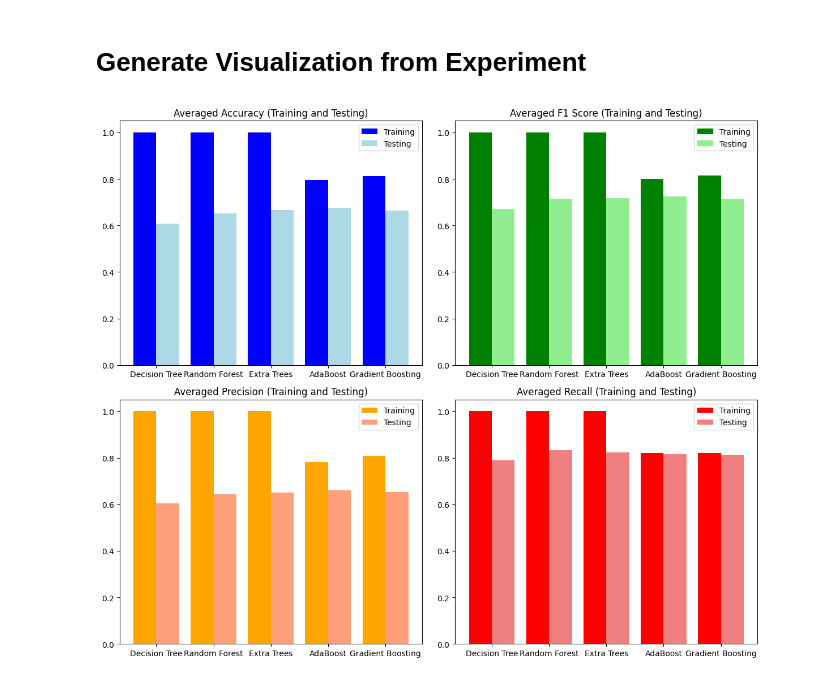
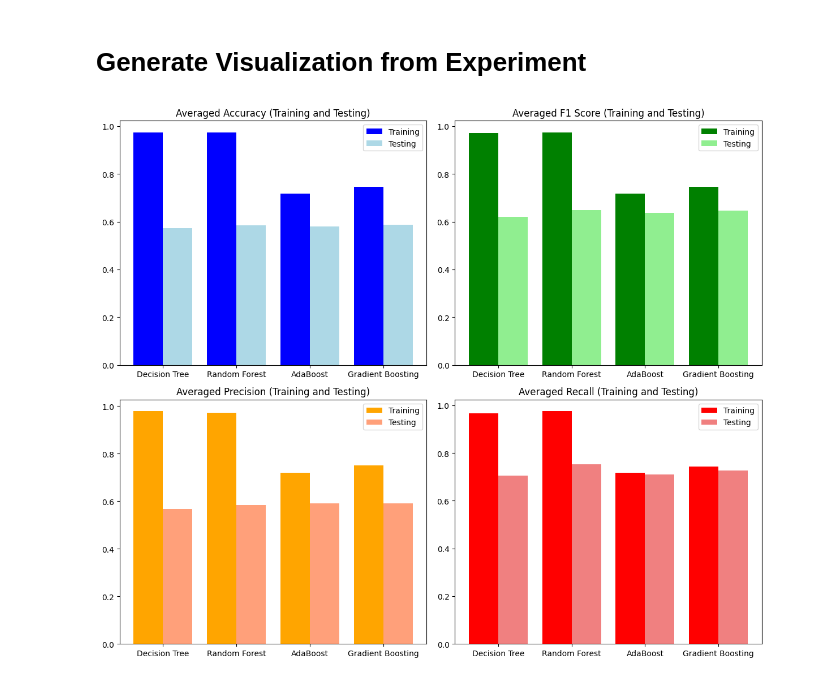
Before and after one commit to ETZET/MLTreeAnalysis, a Jupyter notebook: visualization.ipynb, the cells around one changed output. Cells and saved outputs as stored; diff of their text form; code cells hidden in the pictures.

```diff
--- a/visualization.ipynb
+++ b/visualization.ipynb
@@ -9,11 +9,9 @@ import json
 import numpy as np
 import matplotlib.pyplot as plt
 
-# Read the JSON file
-with open('classifier_results.json', 'r') as json_file:
+with open('classifier_results_334.json', 'r') as json_file:
     data = json.load(json_file)
 
-# Extract data for plotting
 classifiers = list(data.keys())
 task_ids = list(data[classifiers[0]].keys())
 
@@ -65,31 +63,31 @@ axs[0, 1].bar(np.arange(len(classifiers)) - 0.2, avg_train_f1, width=0.4, color=
 # Plot training and testing f1_score side-by-side
 axs[0, 1].bar(np.arange(len(classifiers)) - 0.2, avg_train_f1, width=0.4, color='green', label='Training')
 axs[0, 1].bar(np.arange(len(classifiers)) + 0.2, avg_test_f1, width=0.4, color='lightgreen', label='Testing')
 axs[0, 1].set_title('Averaged F1 Score (Training and Testing)')
 axs[0, 1].set_xticks(np.arange(len(classifiers)))
 axs[0, 1].set_xticklabels(classifiers)
 axs[0, 1].legend()
 
 # Plot training and testing precision side-by-side
 axs[1, 0].bar(np.arange(len(classifiers)) - 0.2, avg_train_precision, width=0.4, color='orange', label='Training')
 axs[1, 0].bar(np.arange(len(classifiers)) + 0.2, avg_test_precision, width=0.4, color='lightsalmon', label='Testing')
 axs[1, 0].set_title('Averaged Precision (Training and Testing)')
 axs[1, 0].set_xticks(np.arange(len(classifiers)))
 axs[1, 0].set_xticklabels(classifiers)
 axs[1, 0].legend()
 
 # Plot training and testing recall side-by-side
 axs[1, 1].bar(np.arange(len(classifiers)) - 0.2, avg_train_recall, width=0.4, color='red', label='Training')
 axs[1, 1].bar(np.arange(len(classifiers)) + 0.2, avg_test_recall, width=0.4, color='lightcoral', label='Testing')
 axs[1, 1].set_title('Averaged Recall (Training and Testing)')
 axs[1, 1].set_xticks(np.arange(len(classifiers)))
 axs[1, 1].set_xticklabels(classifiers)
 axs[1, 1].legend()
 
 # Adjust layout
 plt.tight_layout()
 
 # Show the plot
 plt.show()
 # %% [output]
-[figure, old version]
+[figure, new version]
```
Also changed, not shown: parts of 2 cells of this notebook, 5 other files.
